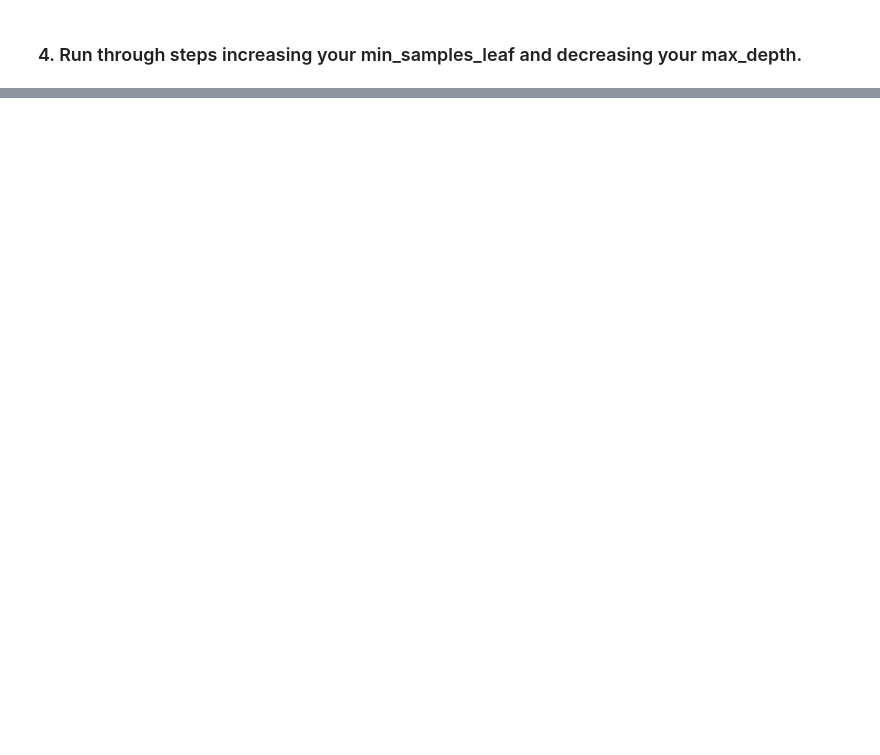
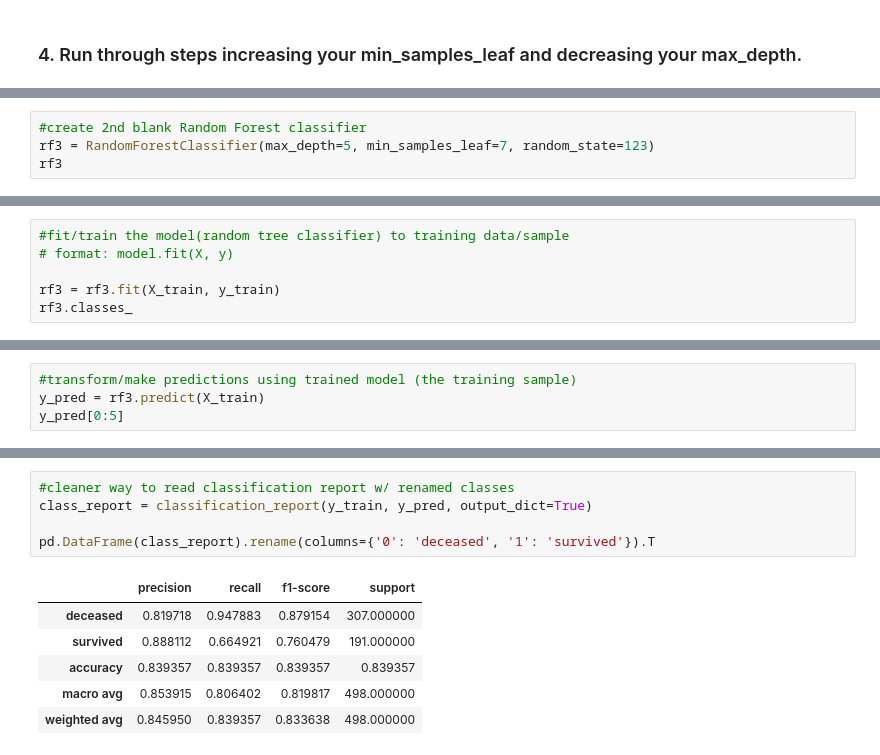
Before and after one commit to aliciag92/classification-exercises, a Jupyter notebook: model.ipynb, the cells around one changed output, grey strips where cells are left out. Saved outputs shown, nothing was run; the diff lists cells and outputs as text; blank space fills up the shorter version.

```diff
--- a/model.ipynb
+++ b/model.ipynb
@@ -540,0 +858,4 @@ weighted avg       0.76      0.76      0.75       214
+# %%
+#create 2nd blank Random Forest classifier
+rf3 = RandomForestClassifier(max_depth=5, min_samples_leaf=7, random_state=123)
+rf3
@@ -540,0 +864,6 @@ weighted avg       0.76      0.76      0.75       214
+# %%
+#fit/train the model(random tree classifier) to training data/sample
+# format: model.fit(X, y)
+
+rf3 = rf3.fit(X_train, y_train)
+rf3.classes_
@@ -540,0 +872,4 @@ weighted avg       0.76      0.76      0.75       214
+# %%
+#transform/make predictions using trained model (the training sample)
+y_pred = rf3.predict(X_train)
+y_pred[0:5]
@@ -540,0 +910,12 @@ weighted avg       0.76      0.76      0.75       214
+# %%
+#cleaner way to read classification report w/ renamed classes
+class_report = classification_report(y_train, y_pred, output_dict=True)
+
+pd.DataFrame(class_report).rename(columns={'0': 'deceased', '1': 'survived'}).T
+# %% [output]
+|  | precision | recall | f1-score | support |
+| deceased | 0.819718 | 0.947883 | 0.879154 | 307.000000 |
+| survived | 0.888112 | 0.664921 | 0.760479 | 191.000000 |
+| accuracy | 0.839357 | 0.839357 | 0.839357 | 0.839357 |
+| macro avg | 0.853915 | 0.806402 | 0.819817 | 498.000000 |
+| weighted avg | 0.845950 | 0.839357 | 0.833638 | 498.000000 |
```
Also changed, not shown: parts of 45 cells of this notebook.
